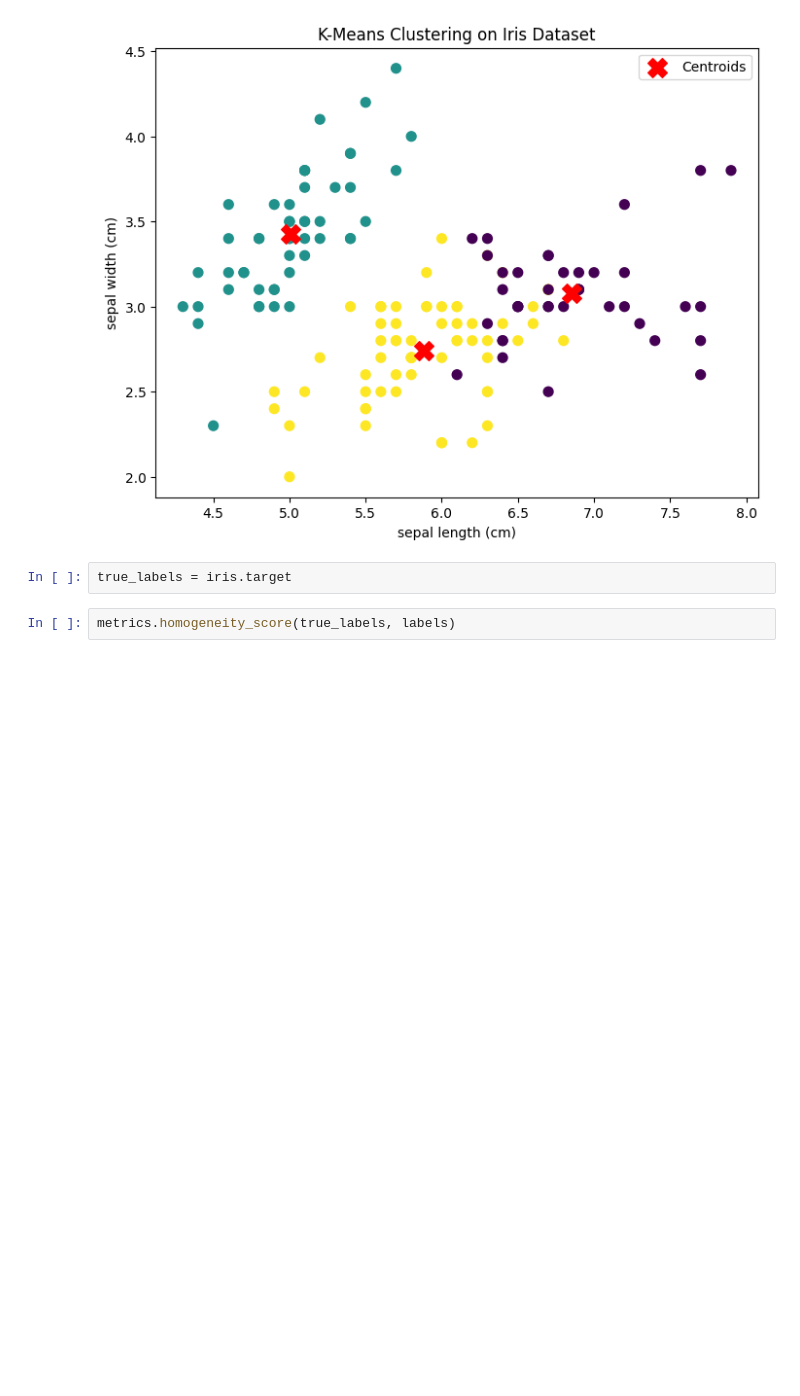
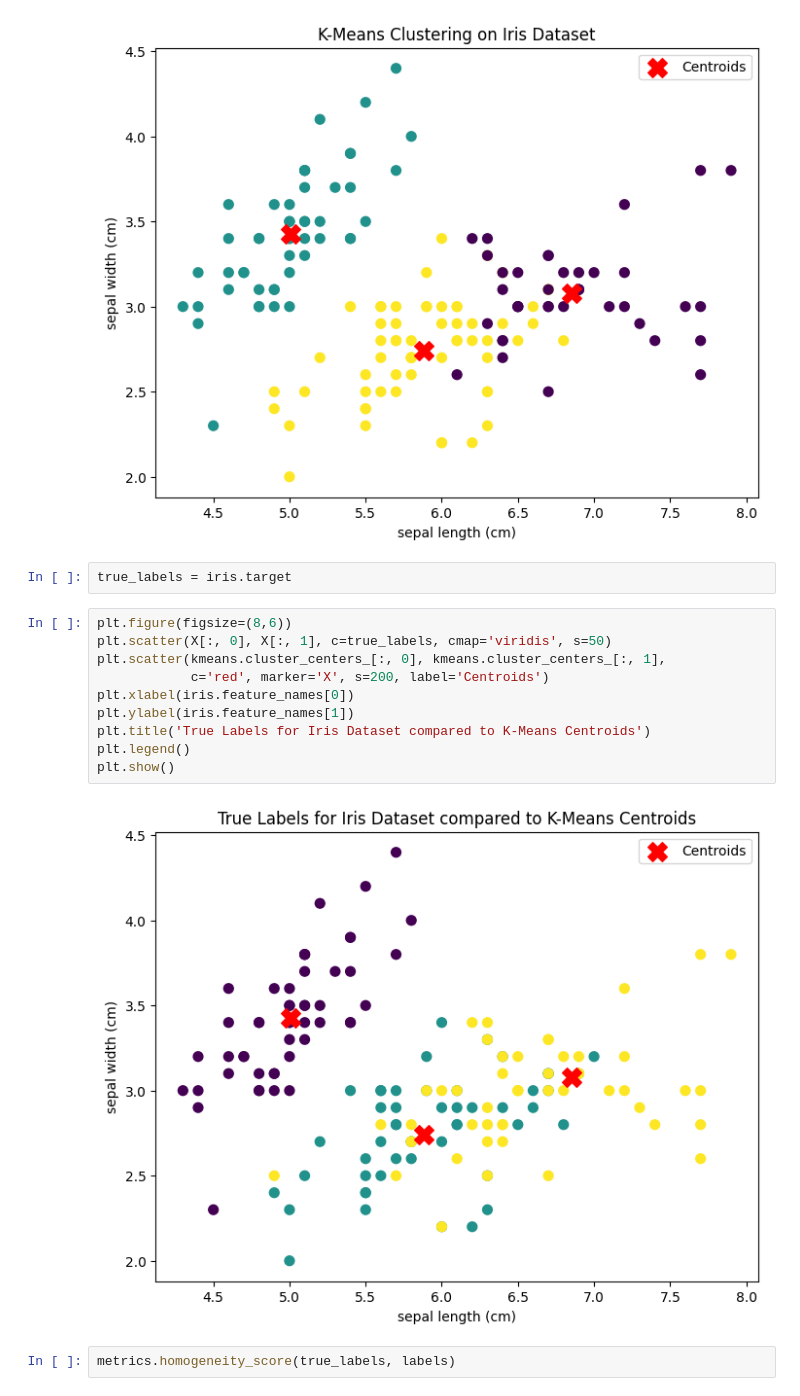
Before and after one commit to FelixWick/data_science, a Jupyter notebook: examples/2_clustering/k-Means.ipynb, the cells around one changed output. Drawn from its saved outputs; the diff is of its cells as text; blank space fills up the shorter version.

```diff
--- a/examples/2_clustering/k-Means.ipynb
+++ b/examples/2_clustering/k-Means.ipynb
@@ -73,8 +69,20 @@ plt.legend()
 plt.show()
 # %% [output]
 [figure]
-# %%
-true_labels = iris.target
+# %%
+true_labels = iris.target
+# %%
+plt.figure(figsize=(8,6))
+plt.scatter(X[:, 0], X[:, 1], c=true_labels, cmap='viridis', s=50)
+plt.scatter(kmeans.cluster_centers_[:, 0], kmeans.cluster_centers_[:, 1],
+            c='red', marker='X', s=200, label='Centroids')
+plt.xlabel(iris.feature_names[0])
+plt.ylabel(iris.feature_names[1])
+plt.title('True Labels for Iris Dataset compared to K-Means Centroids')
+plt.legend()
+plt.show()
+# %% [output]
+[figure, added]
 # %%
 metrics.homogeneity_score(true_labels, labels)
 # %% [output]
```
Also changed, not shown: parts of 8 cells of this notebook.
